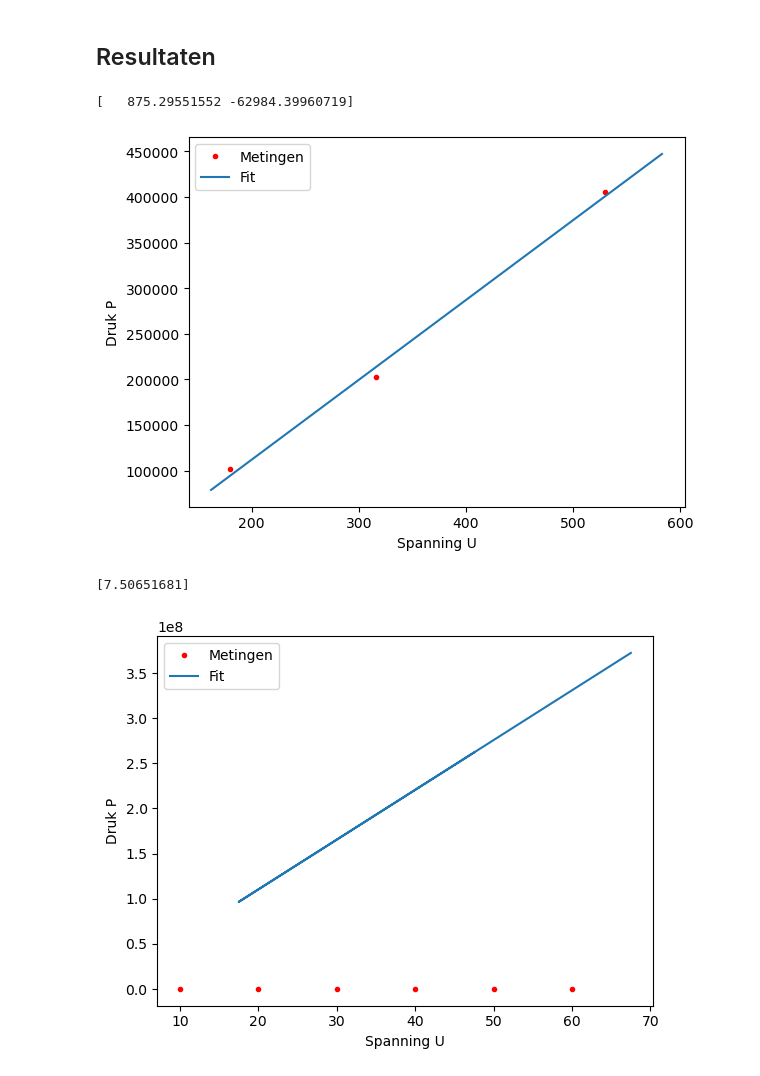
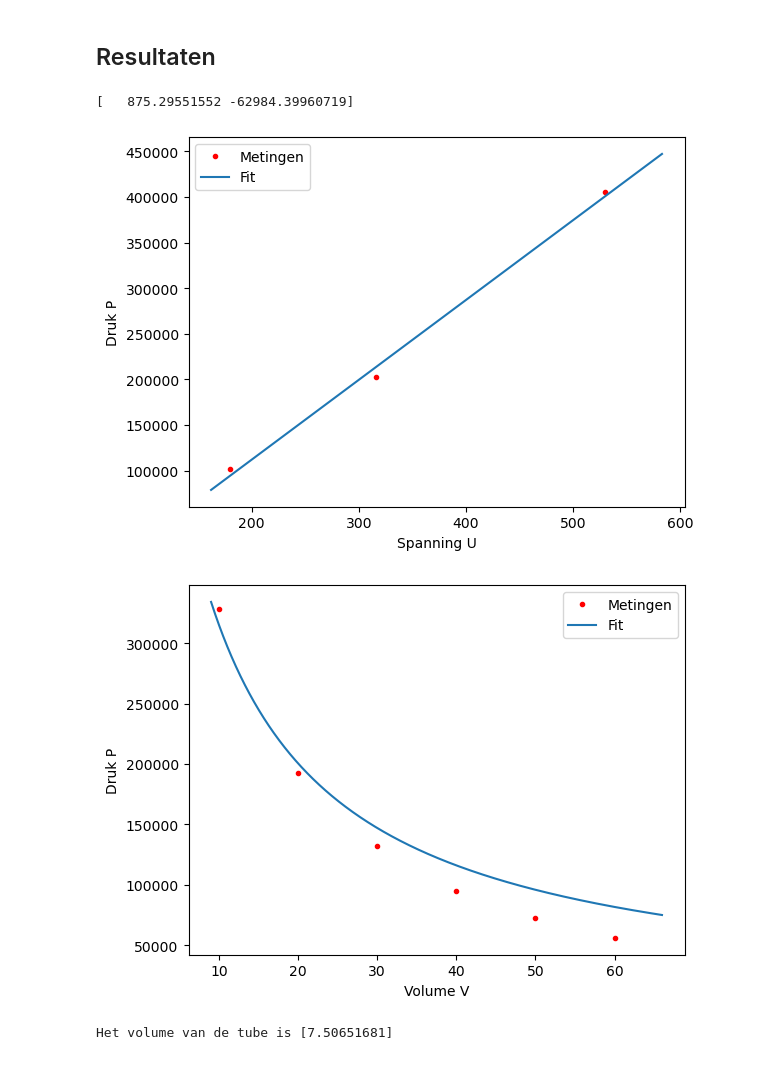
Before and after one commit to FelixJacobs11/TUAmsterdam, a Jupyter notebook: Content/Labs/Druk/druksensorijken.ipynb, the cells around one changed output. Saved outputs shown, nothing was run; the diff lists cells and outputs as text; code cells hidden in the pictures.

```diff
--- a/Content/Labs/Druk/druksensorijken.ipynb
+++ b/Content/Labs/Druk/druksensorijken.ipynb
@@ -118,40 +118,39 @@ plt.ylabel("Druk P")
 plt.legend()
 plt.show()
 
 
-U_deel_2=np.array([180,223,292,447,155,136])
-V_deel_2=np.array([40,30,20,10,50,60])
+U_deel_2=np.array([136,155,180,223,292,447])
+V_deel_2=np.array([60,50,40,30,20,10])
 
 P_avg_1=np.average(P_druk_1)
 V_avg_1=np.average(V_deel_1)
 
 Drk_Vol_const=P_avg_1*V_avg_1
-
 
 def DrukVol(V,V_sys):
     return Drk_Vol_const/(V+V_sys)
 
 
 P_druk_2=Druk(U_deel_2,values_1[0],values_1[1])
 
 values_2, pcov_2=curve_fit(DrukVol,V_deel_2,P_druk_2)
 
 
-V_fit_2=(V_deel_2+values_2)
-P_fit_2=(Drk_Vol_const*V_fit_2)
-
-print(values_2)
+V_fit_2=np.linspace(0.9*min(V_deel_2),1.1*max(V_deel_2),1000)
+P_fit_2=(Drk_Vol_const/(V_fit_2+values_2[0]))
 
 
 plt.figure()
 plt.plot(V_deel_2, P_druk_2, "r.", label="Metingen")
 plt.plot(V_fit_2, P_fit_2, label="Fit")
-plt.xlabel("Spanning U")
+plt.xlabel("Volume V")
 plt.ylabel("Druk P")
 plt.legend()
 plt.show()
+
+print('Het volume van de tube is', values_2)
 # %% [output]
 [   875.29551552 -62984.39960719]
 [figure]
+[figure, new version]
-[7.50651681]
+Het volume van de tube is [7.50651681]
-[figure, old version]
```
